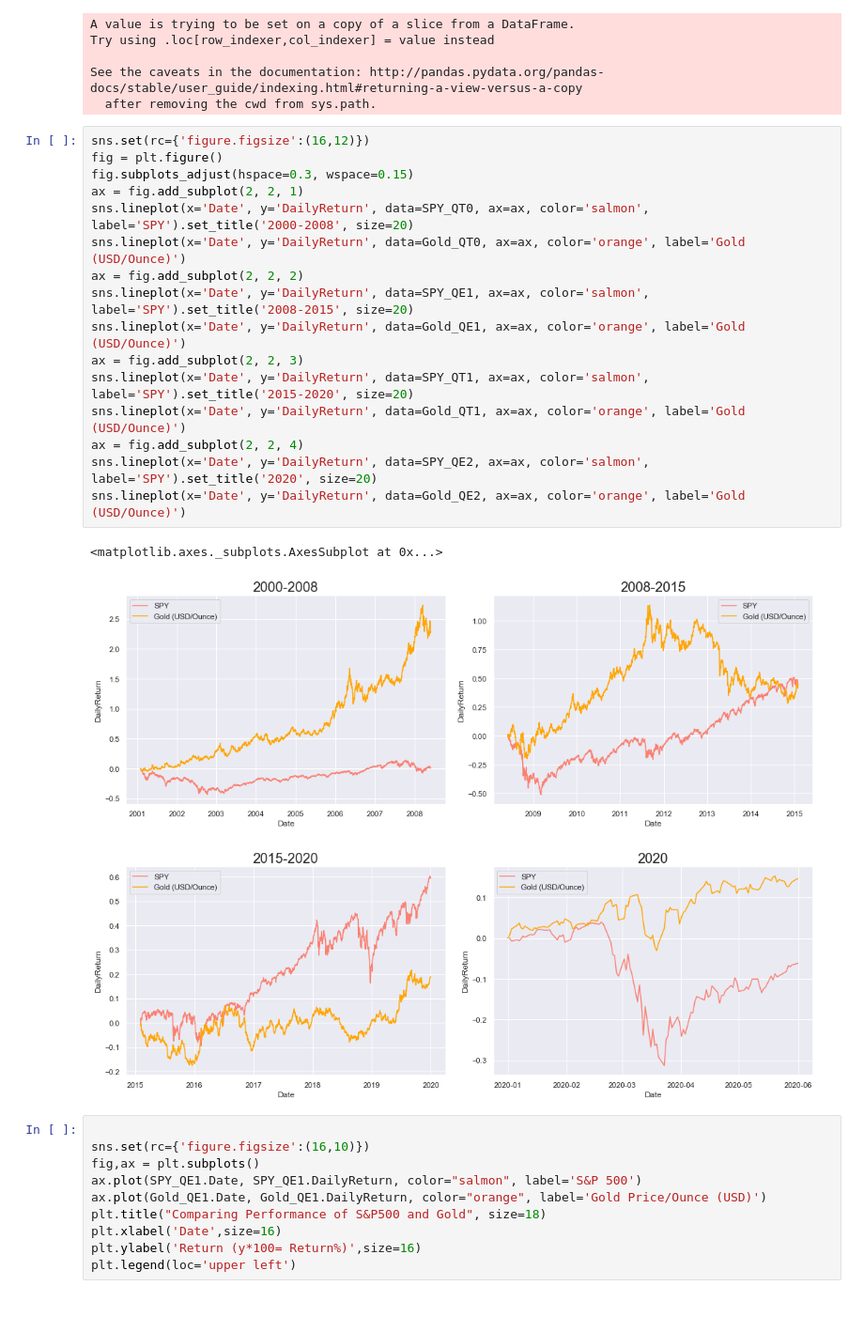
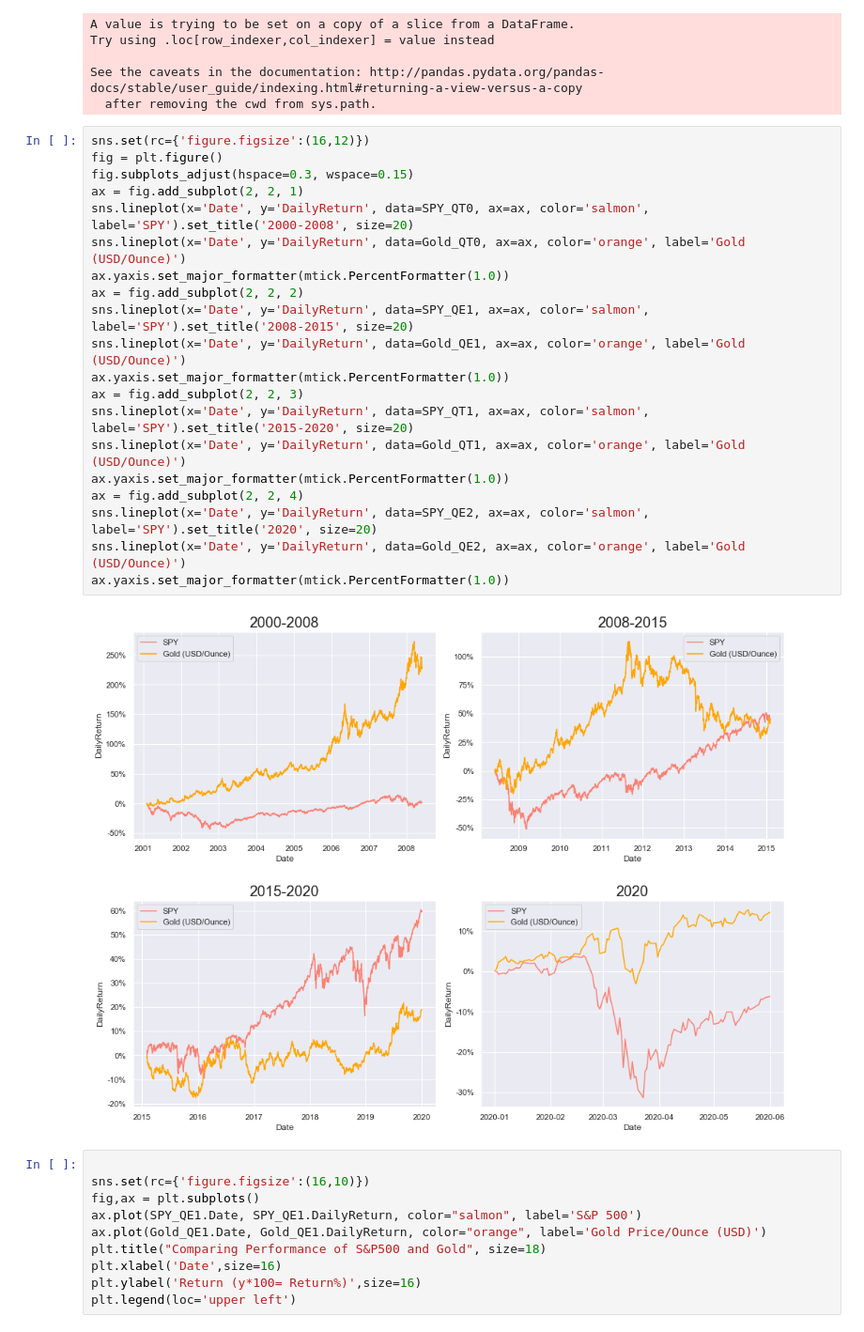
Before and after one commit to vikranttkumar/QuantitativeEasingEffects_Equities, a Jupyter notebook: Quantitative Easing Across Asset Classes.ipynb, the cells around one changed output. Shown at 94% size. Cells and saved outputs as stored; diff of their text form; blank space fills up the shorter version.

```diff
--- a/Quantitative Easing Across Asset Classes.ipynb
+++ b/Quantitative Easing Across Asset Classes.ipynb
@@ -557,22 +539,25 @@ See the caveats in the documentation: http://pandas.pydata.org/pandas-docs/stabl
 # %%
 sns.set(rc={'figure.figsize':(16,12)})
 fig = plt.figure()
 fig.subplots_adjust(hspace=0.3, wspace=0.15)
 ax = fig.add_subplot(2, 2, 1)
 sns.lineplot(x='Date', y='DailyReturn', data=SPY_QT0, ax=ax, color='salmon', label='SPY').set_title('2000-2008', size=20)
 sns.lineplot(x='Date', y='DailyReturn', data=Gold_QT0, ax=ax, color='orange', label='Gold (USD/Ounce)')
+ax.yaxis.set_major_formatter(mtick.PercentFormatter(1.0))
 ax = fig.add_subplot(2, 2, 2)
 sns.lineplot(x='Date', y='DailyReturn', data=SPY_QE1, ax=ax, color='salmon', label='SPY').set_title('2008-2015', size=20)
 sns.lineplot(x='Date', y='DailyReturn', data=Gold_QE1, ax=ax, color='orange', label='Gold (USD/Ounce)')
+ax.yaxis.set_major_formatter(mtick.PercentFormatter(1.0))
 ax = fig.add_subplot(2, 2, 3)
 sns.lineplot(x='Date', y='DailyReturn', data=SPY_QT1, ax=ax, color='salmon', label='SPY').set_title('2015-2020', size=20)
 sns.lineplot(x='Date', y='DailyReturn', data=Gold_QT1, ax=ax, color='orange', label='Gold (USD/Ounce)')
+ax.yaxis.set_major_formatter(mtick.PercentFormatter(1.0))
 ax = fig.add_subplot(2, 2, 4)
 sns.lineplot(x='Date', y='DailyReturn', data=SPY_QE2, ax=ax, color='salmon', label='SPY').set_title('2020', size=20)
 sns.lineplot(x='Date', y='DailyReturn', data=Gold_QE2, ax=ax, color='orange', label='Gold (USD/Ounce)')
+ax.yaxis.set_major_formatter(mtick.PercentFormatter(1.0))
 # %% [output]
-<matplotlib.axes._subplots.AxesSubplot at 0x...>
-[figure, old version]
+[figure, new version]
 # %%
 
 sns.set(rc={'figure.figsize':(16,10)})
```
Also changed, not shown: parts of 23 cells of this notebook.
